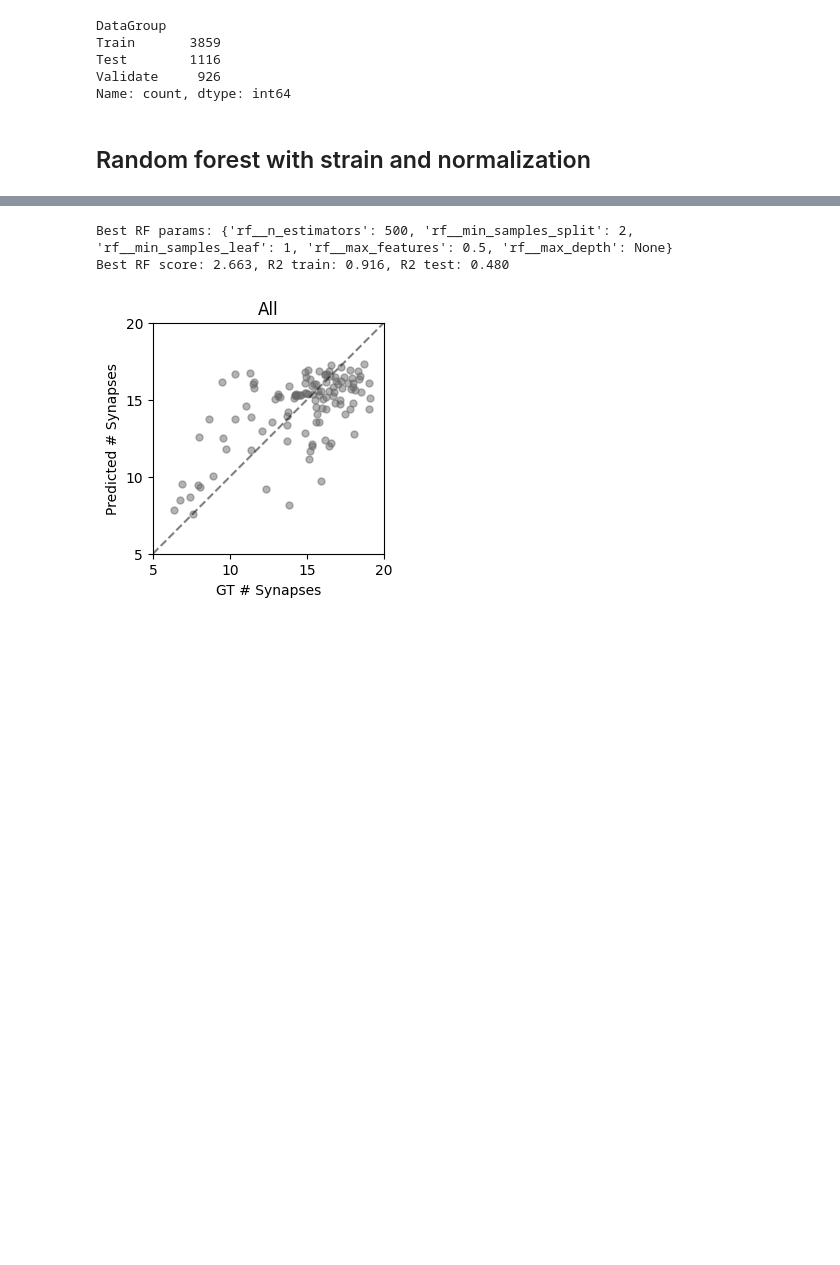
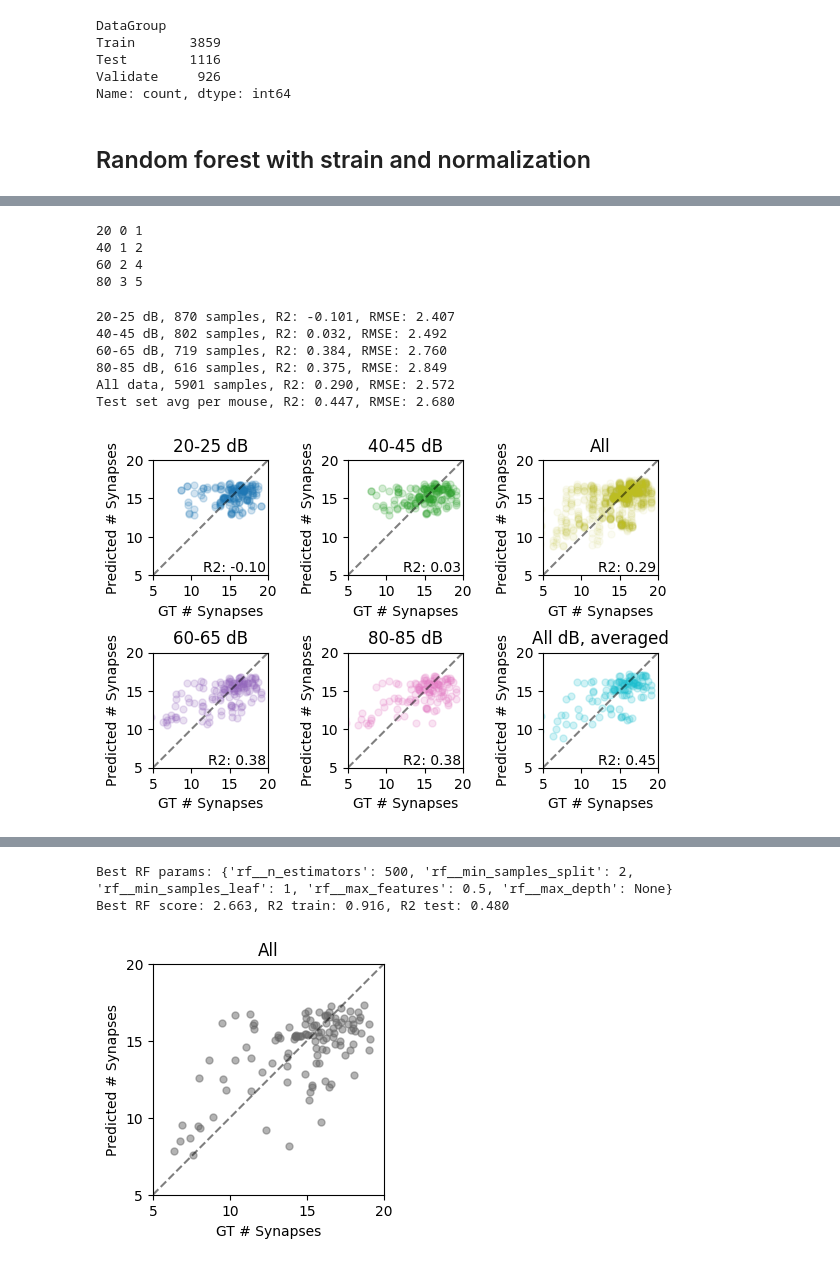
Before and after one commit to caylamiller/ABR2synapse, a Jupyter notebook: 02_random_forest.ipynb, the cells around one changed output, grey strips where cells are left out. Saved outputs shown, nothing was run; the diff lists cells and outputs as text; code cells hidden in the pictures; blank space fills up the shorter version.

Commit message:
organized into folders; continued to improve RF model

```diff
--- a/02_random_forest.ipynb
+++ b/02_random_forest.ipynb
@@ -228,0 +222,69 @@ Test set avg per mouse, R2: 0.447, RMSE: 2.680
+# %%
+dB_bins = [20, 40, 60, 80]
+pos_list = [1, 2, 4, 5]
+for dB in dB_bins:
+    print(dB, dB//20-1, pos_list[dB//20-1])
+# %% [output]
+20 0 1
+40 1 2
+60 2 4
+80 3 5
+# %%
+X_train, X_test, y_train, y_test, preprocessor = RF_data_prep(final_clean_strained_avg)
+
+dB_bins = [20, 40, 60, 80]
+pos_list = [1, 2, 4, 5]
+rf_pipeline = best_rf_model
+plt.figure(figsize=(6,4))
+
+color_palette = plt.cm.get_cmap('tab10', len(dB_bins)+2)
+# iterate over dB levels:
+for dB in dB_bins:
+    data = final_clean_strained_avg[(final_clean_strained_avg['Level(dB)'] >= dB) &
+                                   (final_clean_strained_avg['Level(dB)'] < dB + 10)]
+    X = data[['Frequency(kHz)', 'Level(dB)',  'Amplitude', 'Strain (binary)']]
+    y = data['SynapsesPerIHC']
+
+    X_train1, X_test1, y_train1, y_test1 = X[data.DataGroup != 'Test'], X[data.DataGroup == 'Test'], y[data.DataGroup != 'Test'], y[data.DataGroup == 'Test']
+
+    rf_pipeline.fit(X_train1, y_train1)
+    r2 = r2_score(y_test1, rf_pipeline.predict(X_test1))
+    rmse = np.sqrt(np.mean((y_test1 - rf_pipeline.predict(X_test1))**2))
+    print(f"{dB}-{dB + 5} dB, {len(data)} samples, R2: {r2:.3f}, RMSE: {rmse:.3f}")
+    plt.subplot(2, 3, pos_list[dB//20-1])
+    plot_results(y_test1, rf_pipeline.predict(X_test1), title=f'{dB}-{dB + 5} dB', color=color_palette(dB//20-1))
+    # show R2 in lower right corner of plot:
+    plt.text(19.75, 5, f'R2: {r2:.2f}', fontsize=10, horizontalalignment='right', verticalalignment='bottom')
+
+# run on all data:
+rf_pipeline.fit(X_train, y_train)
+r2 = r2_score(y_test, rf_pipeline.predict(X_test))
+rmse = np.sqrt(np.mean((y_test - rf_pipeline.predict(X_test))**2))
+print(f"All data, {len(final_clean_strained_avg)} samples, R2: {r2:.3f}, RMSE: {rmse:.3f}")
+plt.subplot(2, 3, 3)
+plot_results(y_test, rf_pipeline.predict(X_test), alpha=0.05, title=f'All', color=color_palette(4))
+plt.text(19.75, 5, f'R2: {r2:.2f}', fontsize=10, horizontalalignment='right', verticalalignment='bottom')
+
+test_set = final_clean_strained_avg[final_clean_strained_avg['DataGroup'] == 'Test']
+test_set['RF predictions'] = rf_pipeline.predict(X_test)
+
+# Avg per mouse, freq:
+test_set_avg = test_set[['Subject', 'Frequency(kHz)', 'SynapsesPerIHC', 'RF predictions']].groupby(['Subject', 'Frequency(kHz)']).mean().reset_index()
+r2 = r2_score(test_set_avg['SynapsesPerIHC'], test_set_avg['RF predictions'])
+rmse = np.sqrt(np.mean((test_set_avg['SynapsesPerIHC'] - test_set_avg['RF predictions'])**2))
+print(f"Test set avg per mouse, R2: {r2:.3f}, RMSE: {rmse:.3f}")
+plt.subplot(2, 3, 6)
+plot_results(test_set_avg['SynapsesPerIHC'], test_set_avg['RF predictions'], title='All dB, averaged', color=color_palette(5))
+plt.text(19.75, 5, f'R2: {r2:.2f}', fontsize=10, horizontalalignment='right', verticalalignment='bottom')
+
+plt.tight_layout()
+import os
+plt.savefig(os.path.expanduser('~/Desktop/rf_results_by_db.pdf'))
+# %% [output]
+20-25 dB, 870 samples, R2: -0.101, RMSE: 2.407
+40-45 dB, 802 samples, R2: 0.032, RMSE: 2.492
+60-65 dB, 719 samples, R2: 0.384, RMSE: 2.760
+80-85 dB, 616 samples, R2: 0.375, RMSE: 2.849
+All data, 5901 samples, R2: 0.290, RMSE: 2.572
+Test set avg per mouse, R2: 0.447, RMSE: 2.680
+[figure, added]
```
Also changed, not shown: parts of 16 cells of this notebook, 16 other files.
